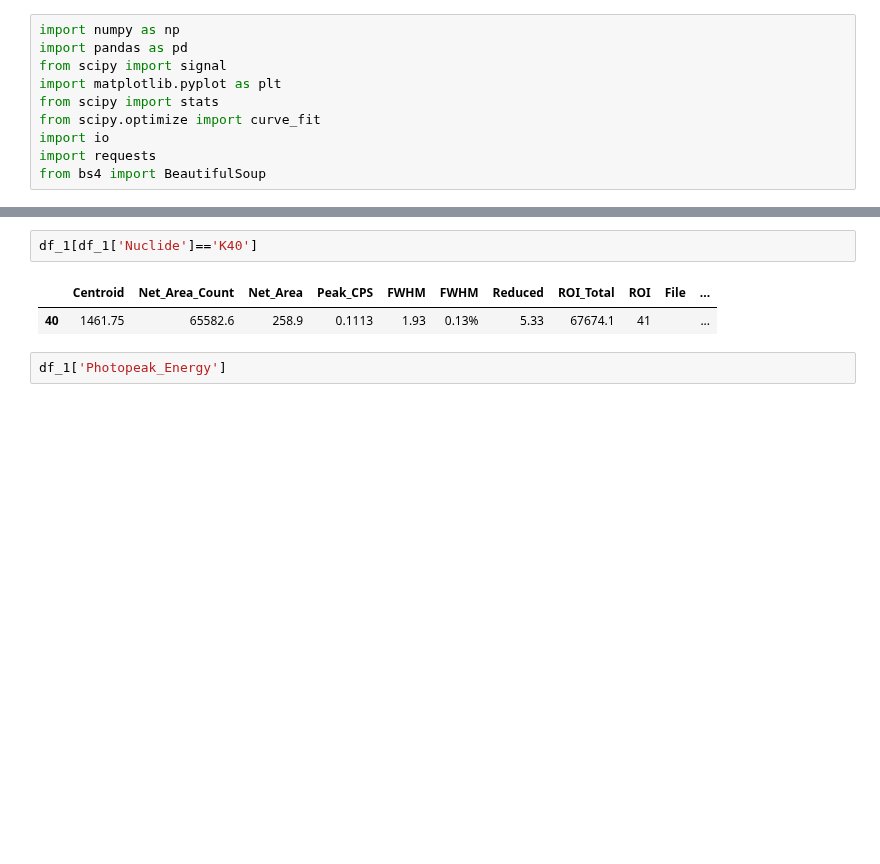
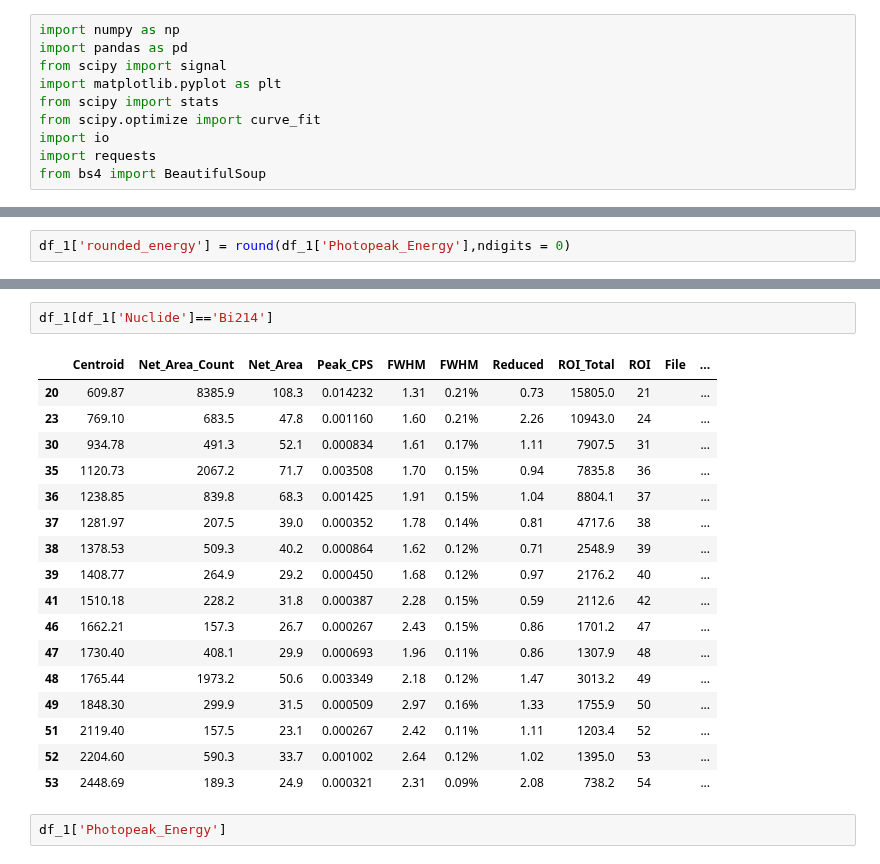
Before and after one commit to ngcnpeter/HPGe_lab_y3, a Jupyter notebook: spectal_analysis.ipynb, the cells around one changed output, grey strips where cells are left out. Saved outputs shown, nothing was run; the diff lists cells and outputs as text; blank space fills up the shorter version.

```diff
--- a/spectal_analysis.ipynb
+++ b/spectal_analysis.ipynb
@@ -98,0 +85,2 @@ nndc('K40')
+# %%
+df_1['rounded_energy'] = round(df_1['Photopeak_Energy'],ndigits = 0)
@@ -99,8 +101,23 @@ nndc('K40')
 # %%
-df_1[df_1['Nuclide']=='K40']
+df_1[df_1['Nuclide']=='Bi214']
 # %% [output]
 |  | Centroid | Net_Area_Count | Net_Area | Peak_CPS | FWHM | FWHM | Reduced | ROI_Total | ROI | File | ... |
-| 40 | 1461.75 | 65582.6 | 258.9 | 0.1113 | 1.93 | 0.13% | 5.33 | 67674.1 | 41 |  | ... |
+| 20 | 609.87 | 8385.9 | 108.3 | 0.014232 | 1.31 | 0.21% | 0.73 | 15805.0 | 21 |  | ... |
+| 23 | 769.10 | 683.5 | 47.8 | 0.001160 | 1.60 | 0.21% | 2.26 | 10943.0 | 24 |  | ... |
+| 30 | 934.78 | 491.3 | 52.1 | 0.000834 | 1.61 | 0.17% | 1.11 | 7907.5 | 31 |  | ... |
+| 35 | 1120.73 | 2067.2 | 71.7 | 0.003508 | 1.70 | 0.15% | 0.94 | 7835.8 | 36 |  | ... |
+| 36 | 1238.85 | 839.8 | 68.3 | 0.001425 | 1.91 | 0.15% | 1.04 | 8804.1 | 37 |  | ... |
+| 37 | 1281.97 | 207.5 | 39.0 | 0.000352 | 1.78 | 0.14% | 0.81 | 4717.6 | 38 |  | ... |
+| 38 | 1378.53 | 509.3 | 40.2 | 0.000864 | 1.62 | 0.12% | 0.71 | 2548.9 | 39 |  | ... |
+| 39 | 1408.77 | 264.9 | 29.2 | 0.000450 | 1.68 | 0.12% | 0.97 | 2176.2 | 40 |  | ... |
+| 41 | 1510.18 | 228.2 | 31.8 | 0.000387 | 2.28 | 0.15% | 0.59 | 2112.6 | 42 |  | ... |
+| 46 | 1662.21 | 157.3 | 26.7 | 0.000267 | 2.43 | 0.15% | 0.86 | 1701.2 | 47 |  | ... |
+| 47 | 1730.40 | 408.1 | 29.9 | 0.000693 | 1.96 | 0.11% | 0.86 | 1307.9 | 48 |  | ... |
+| 48 | 1765.44 | 1973.2 | 50.6 | 0.003349 | 2.18 | 0.12% | 1.47 | 3013.2 | 49 |  | ... |
+| 49 | 1848.30 | 299.9 | 31.5 | 0.000509 | 2.97 | 0.16% | 1.33 | 1755.9 | 50 |  | ... |
+| 51 | 2119.40 | 157.5 | 23.1 | 0.000267 | 2.42 | 0.11% | 1.11 | 1203.4 | 52 |  | ... |
+| 52 | 2204.60 | 590.3 | 33.7 | 0.001002 | 2.64 | 0.12% | 1.02 | 1395.0 | 53 |  | ... |
+| 53 | 2448.69 | 189.3 | 24.9 | 0.000321 | 2.31 | 0.09% | 2.08 | 738.2 | 54 |  | ... |
 # %%
 df_1['Photopeak_Energy']
 # %% [output]
```
Also changed, not shown: parts of 6 cells of this notebook, 2 other files.
